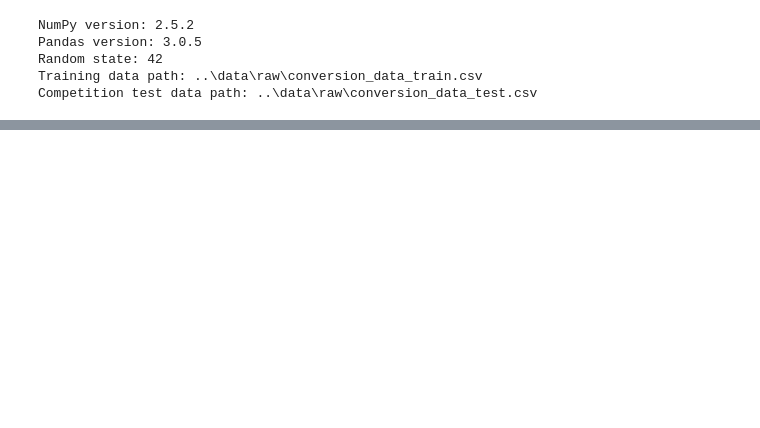
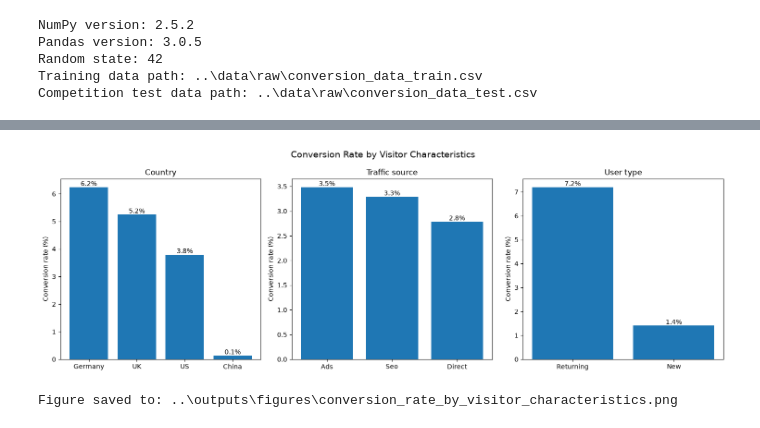
Before and after one commit to AlexandraBelj/3_Conversion_rate_challenge, a Jupyter notebook: notebooks/01_EDA_Preprocessing.ipynb, the cells around one changed output, grey strips where cells are left out. Drawn from its saved outputs; the diff is of its cells as text; code cells hidden in the pictures; blank space fills up the shorter version.

```diff
--- a/notebooks/01_EDA_Preprocessing.ipynb
+++ b/notebooks/01_EDA_Preprocessing.ipynb
@@ -83,0 +754,58 @@ Competition test data path: ..\data\raw\conversion_data_test.csv
+# %%
+# Conversion rates across categorical and binary features
+# ---------------------------------------------------------------------------
+
+fig, axes = plt.subplots(1, 3, figsize=(15, 5))
+
+feature_summaries = [
+    (country_conversion, "country", "Country"),
+    (source_conversion, "source", "Traffic source"),
+    (new_user_conversion, "new_user", "User type"),
+]
+
+for ax, (summary, feature, title) in zip(axes, feature_summaries):
+    labels = summary[feature].astype(str).tolist()
+
+    if feature == "new_user":
+        labels = [
+            "Returning" if value == "0" else "New"
+            for value in labels
+        ]
+
+    bars = ax.bar(
+        labels,
+        summary["conversion_rate"],
+    )
+
+    ax.set_title(title)
+    ax.set_xlabel("")
+    ax.set_ylabel("Conversion rate (%)")
+
+    for bar, rate in zip(bars, summary["conversion_rate"]):
+        ax.text(
+            bar.get_x() + bar.get_width() / 2,
+            bar.get_height(),
+            f"{rate:.1f}%",
+            ha="center",
+            va="bottom",
+        )
+
+fig.suptitle(
+    "Conversion Rate by Visitor Characteristics",
+    fontsize=14,
+)
+
+plt.tight_layout()
+
+figure_path = (
+    FIGURES_PATH
+    / "conversion_rate_by_visitor_characteristics.png"
+)
+plt.savefig(figure_path, dpi=300, bbox_inches="tight")
+
+plt.show()
+
+print(f"Figure saved to: {figure_path}")
+# %% [output]
+[figure, added]
+Figure saved to: ..\outputs\figures\conversion_rate_by_visitor_characteristics.png
```
Also changed, not shown: parts of 46 cells of this notebook, 4 other files.
